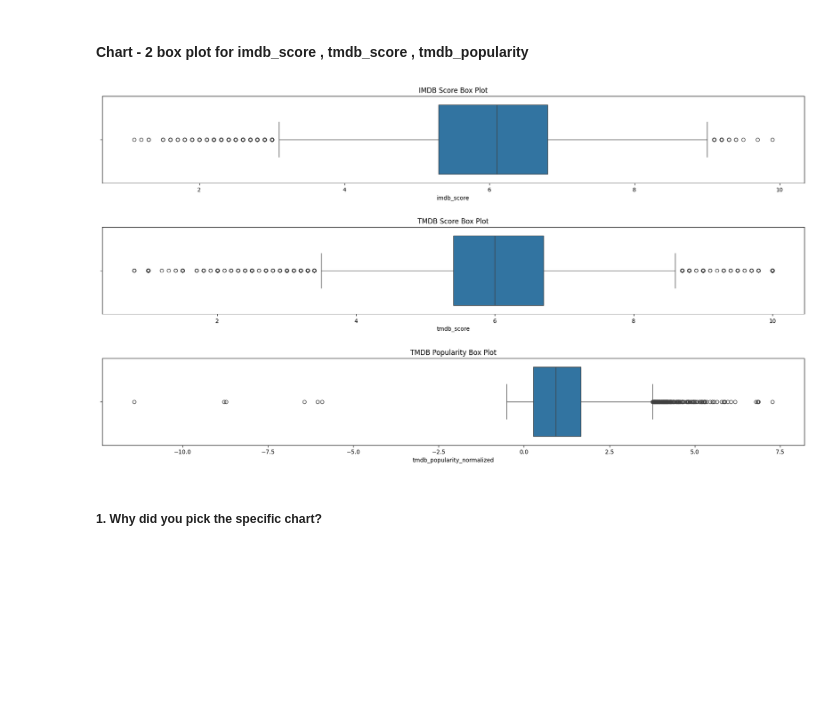
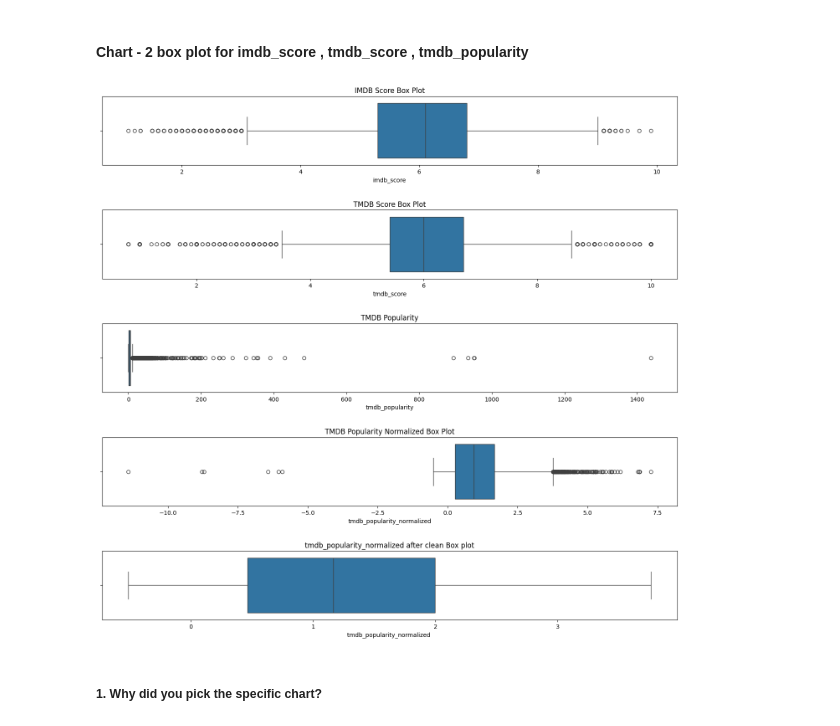
Before and after one commit to saikatM333/Netflix_EDA, a Jupyter notebook: Saikat_Sample_EDA_Submission_Template.ipynb, the cells around one changed output. Cells and saved outputs as stored; diff of their text form; code cells hidden in the pictures; blank space fills up the shorter version.

```diff
--- a/Saikat_Sample_EDA_Submission_Template.ipynb
+++ b/Saikat_Sample_EDA_Submission_Template.ipynb
@@ -585,6 +615,6 @@ get_most_popular_genres_by_country(titles_df , 'IN')
 # %%
 # creating a new column decade
-titles_df['decade'] =  titles_df['release_year']//10
+titles_df['decade'] =  (titles_df['release_year']//10) * 10
 trend_df = titles_df.drop_duplicates(subset='id').groupby(['decade', 'genres'])['tmdb_popularity'].mean().reset_index()
 trend_df
 # %% [output]
@@ -603,2 +633,5 @@ trend_df
 180 rows × 3 columns
+# %%
+# changing it to represent the decade in visually good approch
+titles_df['decade'] = titles_df['decade'].apply(lambda x : str(x) + 's')
 # %%
@@ -944,18 +1024,21 @@ this will help to clean the data and fill the null value by helping use to choos
 # %%
 # Chart - 2 visualization code
 
-fig , axs =  plt.subplots(3,1 , figsize =  (18,10))
-features =  ['imdb_score' , 'tmdb_score' , 'tmdb_popularity_normalized']
-heading =  ['IMDB Score Box Plot' , 'TMDB Score Box Plot' , 'TMDB Popularity Box Plot']
+fig , axs =  plt.subplots(5,1 , figsize =  (15,14))
+features =  ['imdb_score' , 'tmdb_score' , 'tmdb_popularity' ,'tmdb_popularity_normalized']
+heading =  ['IMDB Score Box Plot' , 'TMDB Score Box Plot' , 'TMDB Popularity','TMDB Popularity Normalized Box Plot']
 
 for i in range(len(features)):
   sns.boxplot(x  =  features[i] , data  =  titles_cleaned_data , ax= axs[i])
   plt.xlabel(features[i])
   axs[i].set_title(heading[i])
   plt.tight_layout(pad=3.0)
+sns.boxplot(x  = 'tmdb_popularity_normalized'  , data  =  titles_df , ax= axs[4])
+plt.xlabel('tmdb_popularity_normalized ')
+axs[4].set_title('tmdb_popularity_normalized after clean Box plot')
 plt.show()
 # %% [output]
-[figure, old version]
+[figure, new version]
 # %% [markdown]
 ##### 1. Why did you pick the specific chart?
 # %% [markdown]
```
Also changed, not shown: parts of 119 cells of this notebook.
